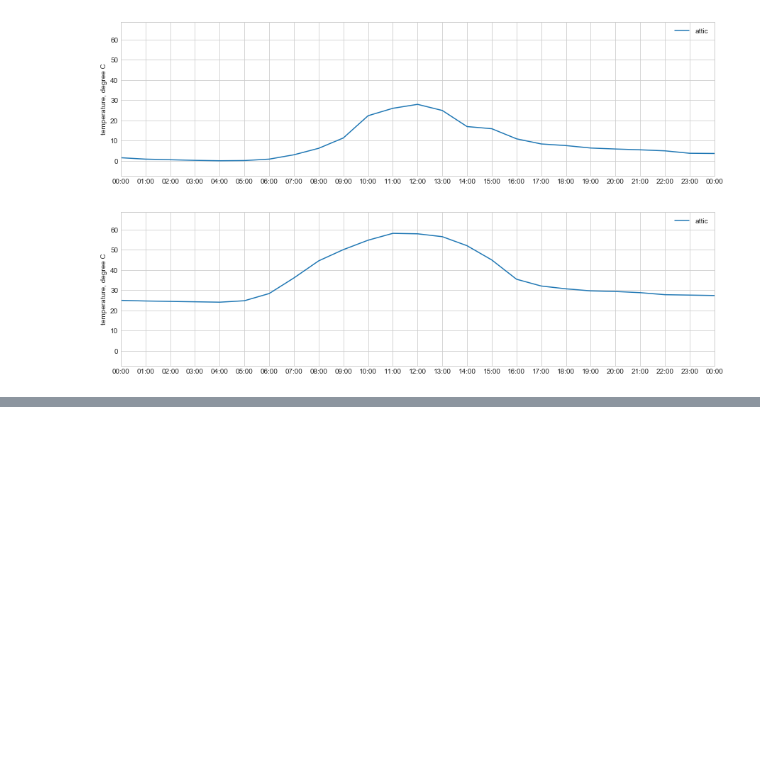
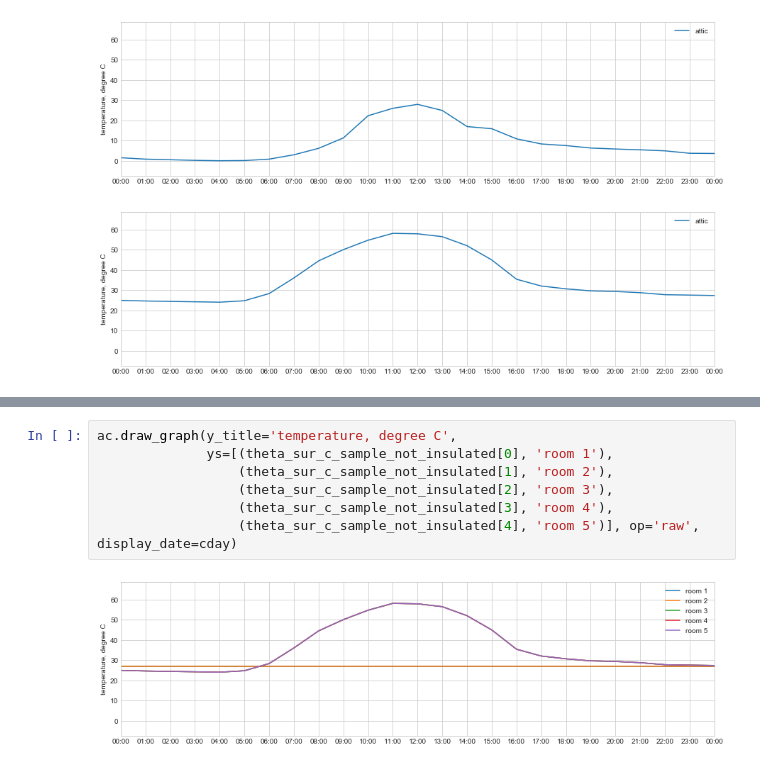
Before and after one commit to HisashiMiura/duct_type_central_hc_system, a Jupyter notebook: explain_functions.ipynb, the cells around one changed output, grey strips where cells are left out. Drawn from its saved outputs; the diff is of its cells as text; blank space fills up the shorter version.

```diff
--- a/explain_functions.ipynb
+++ b/explain_functions.ipynb
@@ -267,0 +335,9 @@ ac.draw_graph(y_title='temperature, degree C', ys=[(theta_attic_c, 'attic')], op
+# %%
+ac.draw_graph(y_title='temperature, degree C',
+              ys=[(theta_sur_c_sample_not_insulated[0], 'room 1'),
+                  (theta_sur_c_sample_not_insulated[1], 'room 2'),
+                  (theta_sur_c_sample_not_insulated[2], 'room 3'),
+                  (theta_sur_c_sample_not_insulated[3], 'room 4'),
+                  (theta_sur_c_sample_not_insulated[4], 'room 5')], op='raw', display_date=cday)
+# %% [output]
+[figure, added]
```
Also changed, not shown: parts of 20 cells of this notebook.
